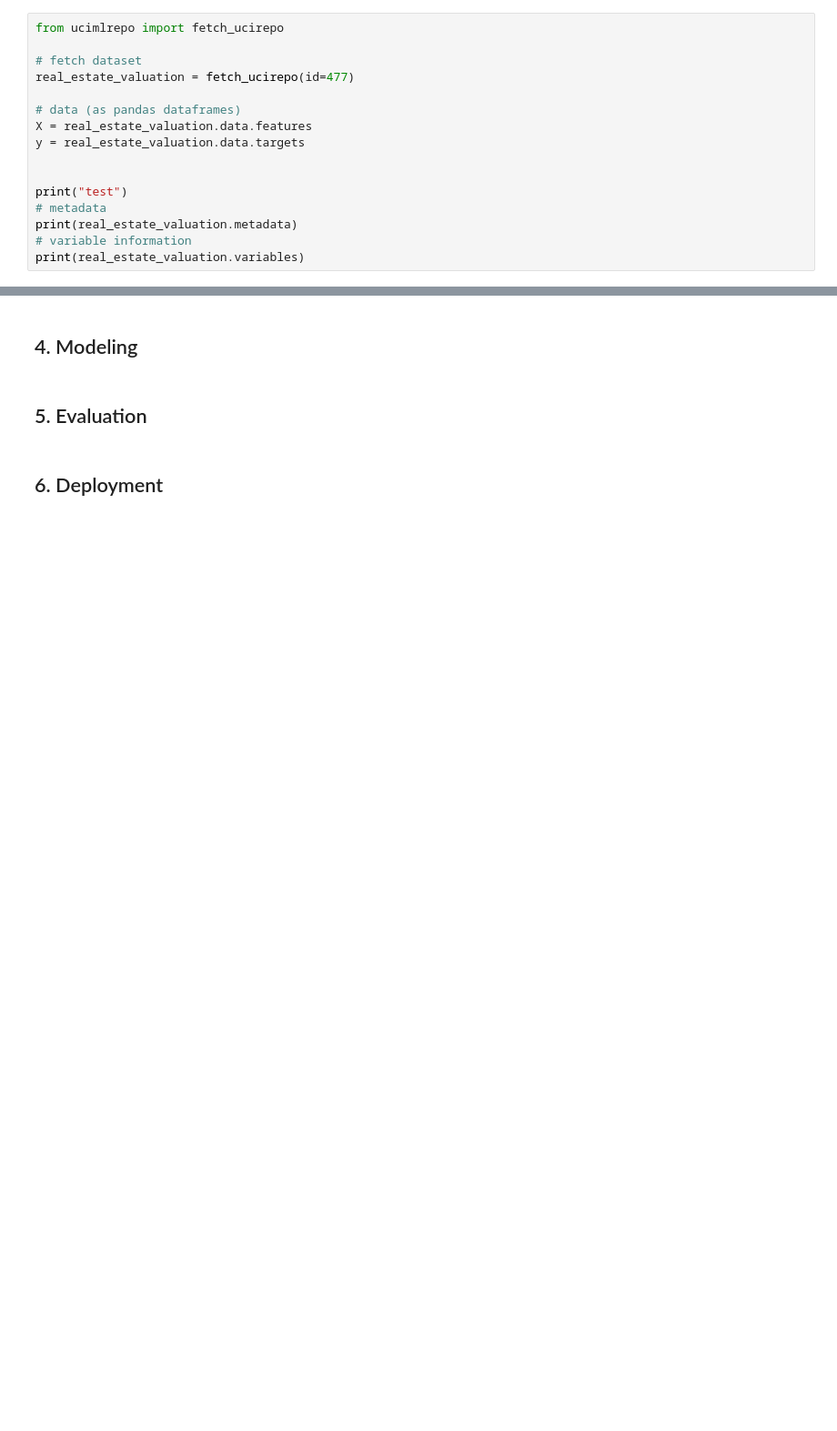
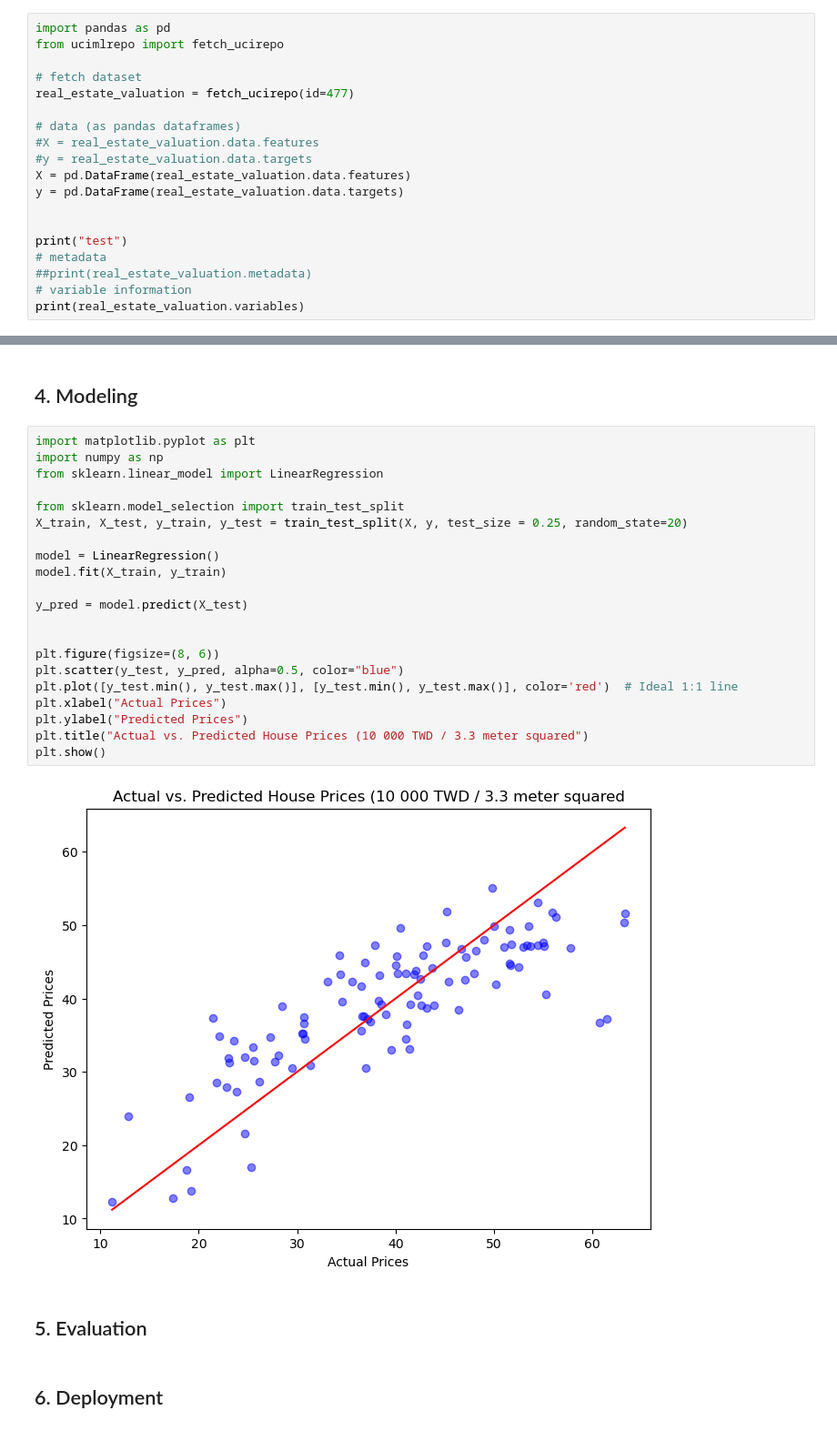
Before and after one commit to SamuliLam/dkko, a Jupyter notebook: linearandlogisticregression.ipynb, the cells around one changed output, grey strips where cells are left out. Shown at 91% size. Saved outputs shown, nothing was run; the diff lists cells and outputs as text; blank space fills up the shorter version.

Commit message:
linear regression

```diff
--- a/linearandlogisticregression.ipynb
+++ b/linearandlogisticregression.ipynb
@@ -7,19 +7,22 @@
 # %% [markdown]
 ## 3. Data Preparation
 # %%
+import pandas as pd
 from ucimlrepo import fetch_ucirepo
 
 # fetch dataset
 real_estate_valuation = fetch_ucirepo(id=477)
 
 # data (as pandas dataframes)
-X = real_estate_valuation.data.features
-y = real_estate_valuation.data.targets
+#X = real_estate_valuation.data.features
+#y = real_estate_valuation.data.targets
+X = pd.DataFrame(real_estate_valuation.data.features)
+y = pd.DataFrame(real_estate_valuation.data.targets)
 
 
 print("test")
 # metadata
-print(real_estate_valuation.metadata)
+##print(real_estate_valuation.metadata)
 # variable information
 print(real_estate_valuation.variables)
 # %% [output]
@@ -42,6 +45,29 @@ test
 7  10000 New Taiwan Dollar/Ping             no
 # %% [markdown]
 ## 4. Modeling
+# %%
+import matplotlib.pyplot as plt
+import numpy as np
+from sklearn.linear_model import LinearRegression
+
+from sklearn.model_selection import train_test_split
+X_train, X_test, y_train, y_test = train_test_split(X, y, test_size = 0.25, random_state=20)
+
+model = LinearRegression()
+model.fit(X_train, y_train)
+
+y_pred = model.predict(X_test)
+
+
+plt.figure(figsize=(8, 6))
+plt.scatter(y_test, y_pred, alpha=0.5, color="blue")
+plt.plot([y_test.min(), y_test.max()], [y_test.min(), y_test.max()], color='red')  # Ideal 1:1 line
+plt.xlabel("Actual Prices")
+plt.ylabel("Predicted Prices")
+plt.title("Actual vs. Predicted House Prices (10 000 TWD / 3.3 meter squared")
+plt.show()
+# %% [output]
+[figure, added]
 # %% [markdown]
 ## 5. Evaluation
 # %% [markdown]
```
Also changed, not shown: parts of 1 cell of this notebook.
